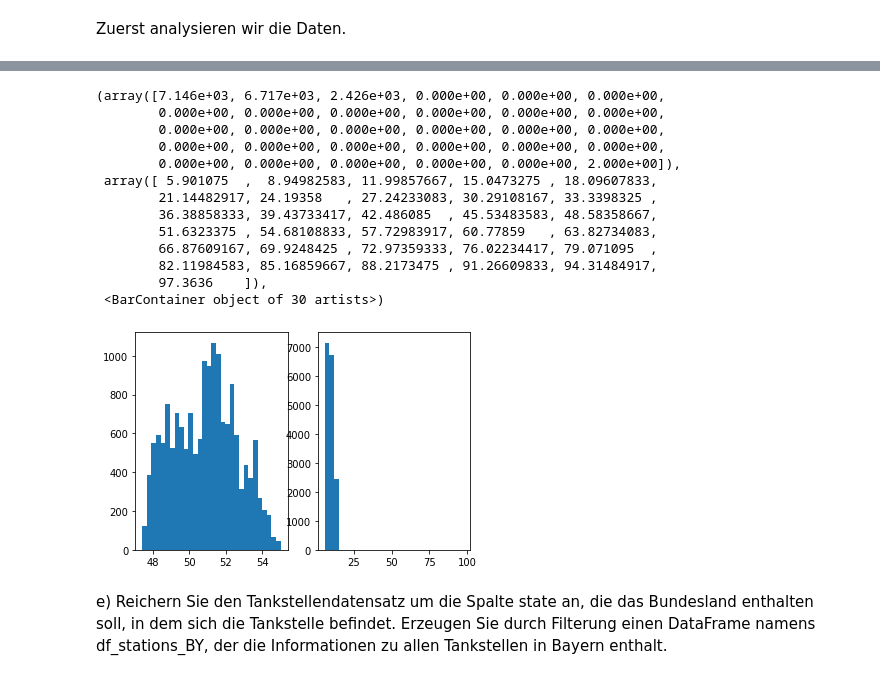
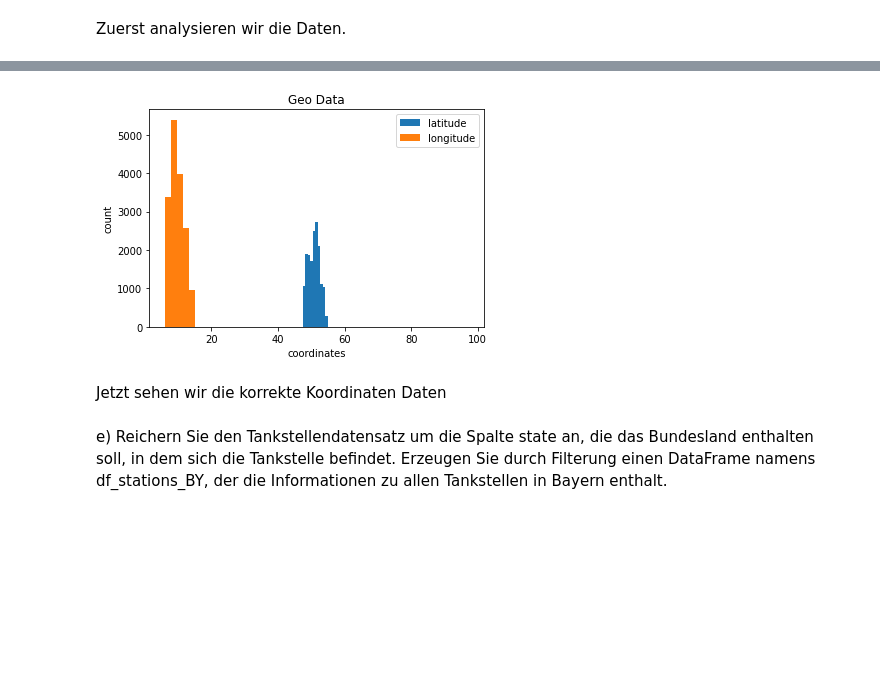
Before and after one commit to TechPiranja/DA_Stud, a Jupyter notebook: nachname_vorname.ipynb, the cells around one changed output, grey strips where cells are left out. Saved outputs shown, nothing was run; the diff lists cells and outputs as text; code cells hidden in the pictures; blank space fills up the shorter version.

```diff
--- a/nachname_vorname.ipynb
+++ b/nachname_vorname.ipynb
@@ -147,27 +151,18 @@ Werte von 0.0 werden zunächst rausgefiltert
 # %%
-vectors = df_stations.loc[(df_stations["longitude"] != 0.0) & (df_stations["latitude"] != 0.0)]
+df_stations = df_stations.loc[(df_stations["longitude"] != 0.0) & (df_stations["latitude"] != 0.0)]
+df_stations = df_stations.loc[(df_stations["latitude"] <= 90.0) & (df_stations["latitude"] >= -90.0) & (df_stations["longitude"] <= 180.0) & (df_stations["longitude"] >= -180.0)]
-# %%
-import matplotlib.pyplot as plt
-
-fig, axs = plt.subplots(1, 2)
-
-axs[0].hist(vectors["latitude"], bins=30)
-axs[1].hist(vectors["longitude"], bins=30)
-# %% [output]
-(array([7.146e+03, 6.717e+03, 2.426e+03, 0.000e+00, 0.000e+00, 0.000e+00,
-        0.000e+00, 0.000e+00, 0.000e+00, 0.000e+00, 0.000e+00, 0.000e+00,
-        0.000e+00, 0.000e+00, 0.000e+00, 0.000e+00, 0.000e+00, 0.000e+00,
-        0.000e+00, 0.000e+00, 0.000e+00, 0.000e+00, 0.000e+00, 0.000e+00,
-        0.000e+00, 0.000e+00, 0.000e+00, 0.000e+00, 0.000e+00, 2.000e+00]),
- array([ 5.901075  ,  8.94982583, 11.99857667, 15.0473275 , 18.09607833,
-        21.14482917, 24.19358   , 27.24233083, 30.29108167, 33.3398325 ,
-        36.38858333, 39.43733417, 42.486085  , 45.53483583, 48.58358667,
-        51.6323375 , 54.68108833, 57.72983917, 60.77859   , 63.82734083,
-        66.87609167, 69.9248425 , 72.97359333, 76.02234417, 79.071095  ,
-        82.11984583, 85.16859667, 88.2173475 , 91.26609833, 94.31484917,
-        97.3636    ]),
- <BarContainer object of 30 artists>)
-[figure, removed]
+# %%
+plt.hist(df_stations["latitude"], 10, label='latitude')
+plt.hist(df_stations["longitude"], 50, label='longitude')
+plt.legend(loc='upper right')
+plt.title("Geo Data")
+plt.xlabel('coordinates')
+plt.ylabel('count')
+plt.show()
+# %% [output]
+[figure, added]
+# %% [markdown]
+Jetzt sehen wir die korrekte Koordinaten Daten
 # %% [markdown]
 e) Reichern Sie den Tankstellendatensatz um die Spalte state an, die das Bundesland enthalten soll, in dem sich die Tankstelle befindet. Erzeugen Sie durch Filterung einen DataFrame
 namens df_stations_BY, der die Informationen zu allen Tankstellen in Bayern enthalt.
```
Also changed, not shown: parts of 4 cells of this notebook.
